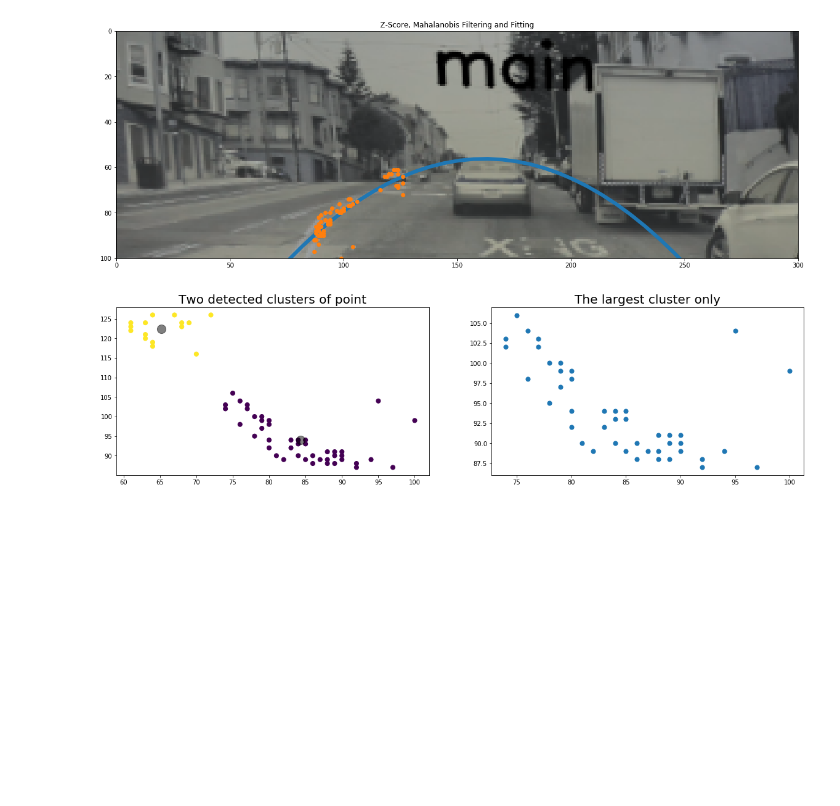
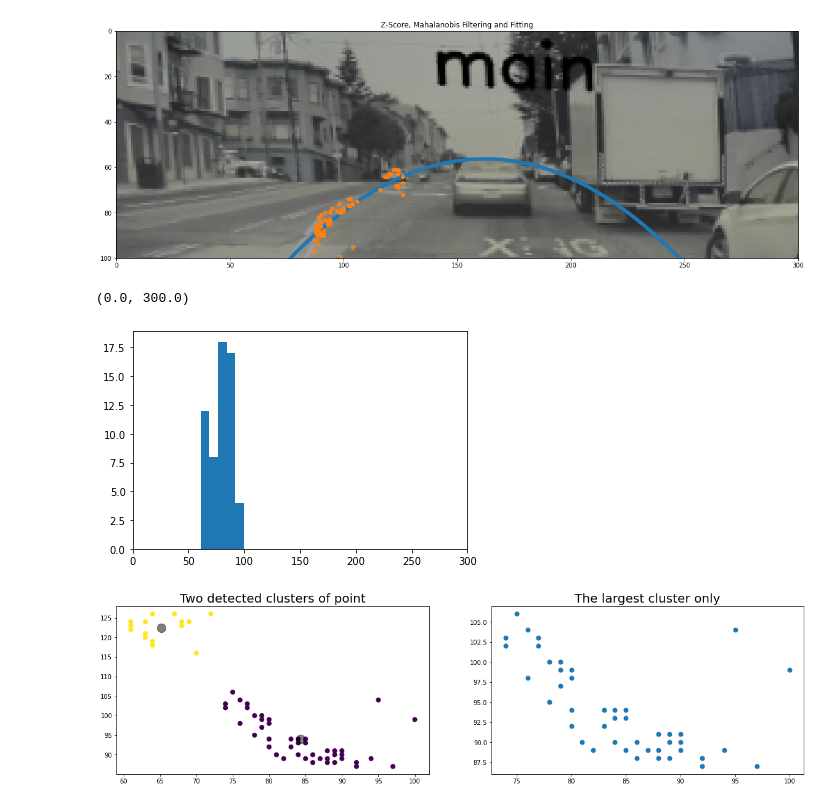
Before and after one commit to BOrmond/C106A_Final_Project, a Jupyter notebook: Image_Processing.ipynb, the cells around one changed output. Cells and saved outputs as stored; diff of their text form; code cells hidden in the pictures; blank space fills up the shorter version.

```diff
--- a/Image_Processing.ipynb
+++ b/Image_Processing.ipynb
@@ -167,6 +166,6 @@ plt.title('Sobel Filtering + HSV Color Filtering', fontsize=20);
 # %%
 from scipy import stats
-import scipy as sp
+from scipy import linalg
 
 #extract coordinates of each nonzero pixel
 pts = np.array([(x, y) for y in range(len(mask[0])) for x in range(len(mask)) if mask[x, y] > 0])
@@ -176,7 +175,7 @@ z = np.abs(stats.zscore(pts_y))
 z_pts = np.array([pts[i] for i in range(len(pts)) if z[i] < np.median(z)])
 
 
-C_inv = sp.linalg.inv(np.cov(z_pts.T))
+C_inv = linalg.inv(np.cov(z_pts.T))
 alpha = pts - np.mean(z_pts)
 a_dot_Cinv = np.dot(alpha, C_inv)
 inner = np.dot(a_dot_Cinv, alpha.T)
@@ -204,6 +203,12 @@ plt.plot(f_ptsy, f_ptsx, "o")
 plt.gca().invert_yaxis()
 # %% [output]
 [figure]
+# %%
+plt.hist(f_ptsx, bins=5)
+plt.xlim(0, 300)
+# %% [output]
+(0.0, 300.0)
+[figure, added]
 # %%
 # Trying to extract only the useful points by clustering + filtering them
 
```
Also changed, not shown: parts of 7 cells of this notebook, 2 other files.
